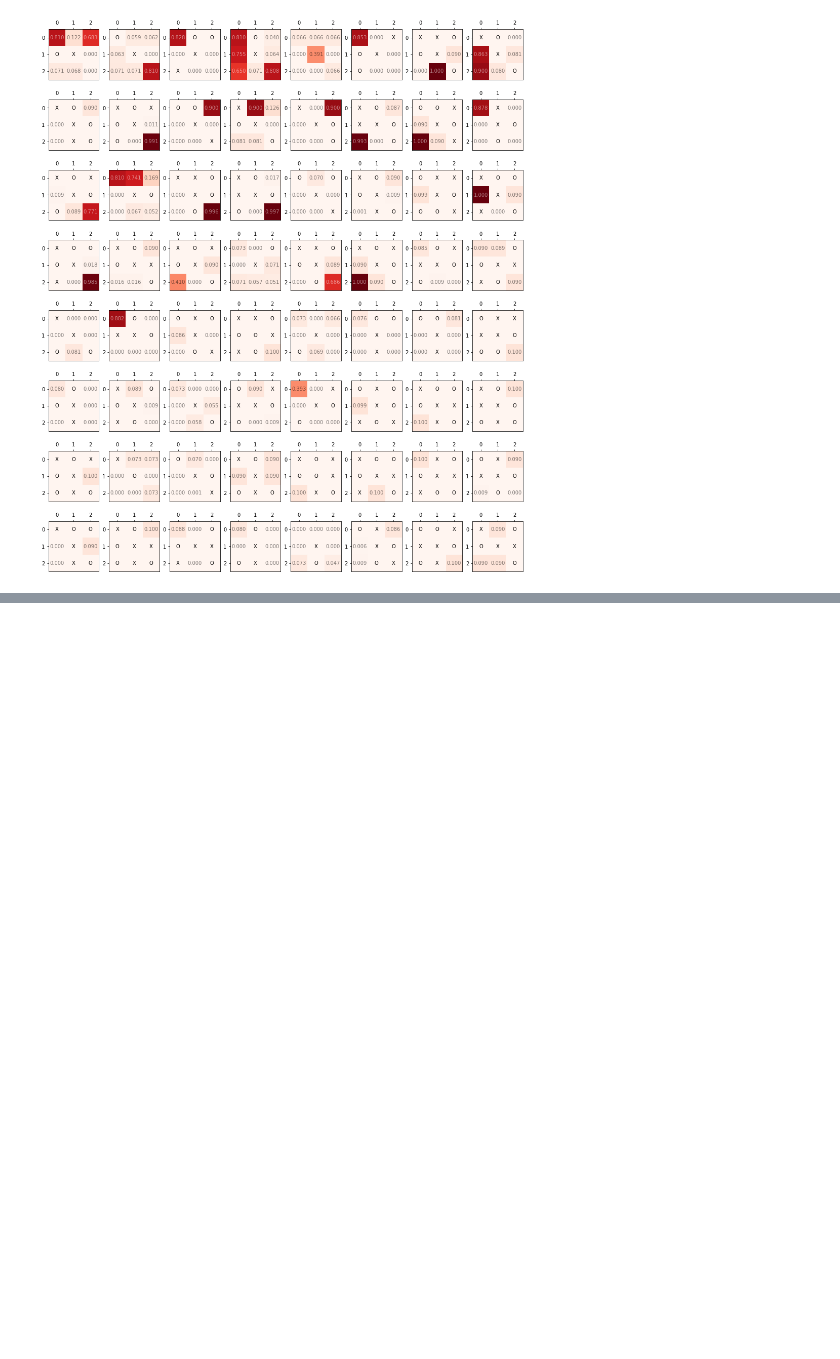
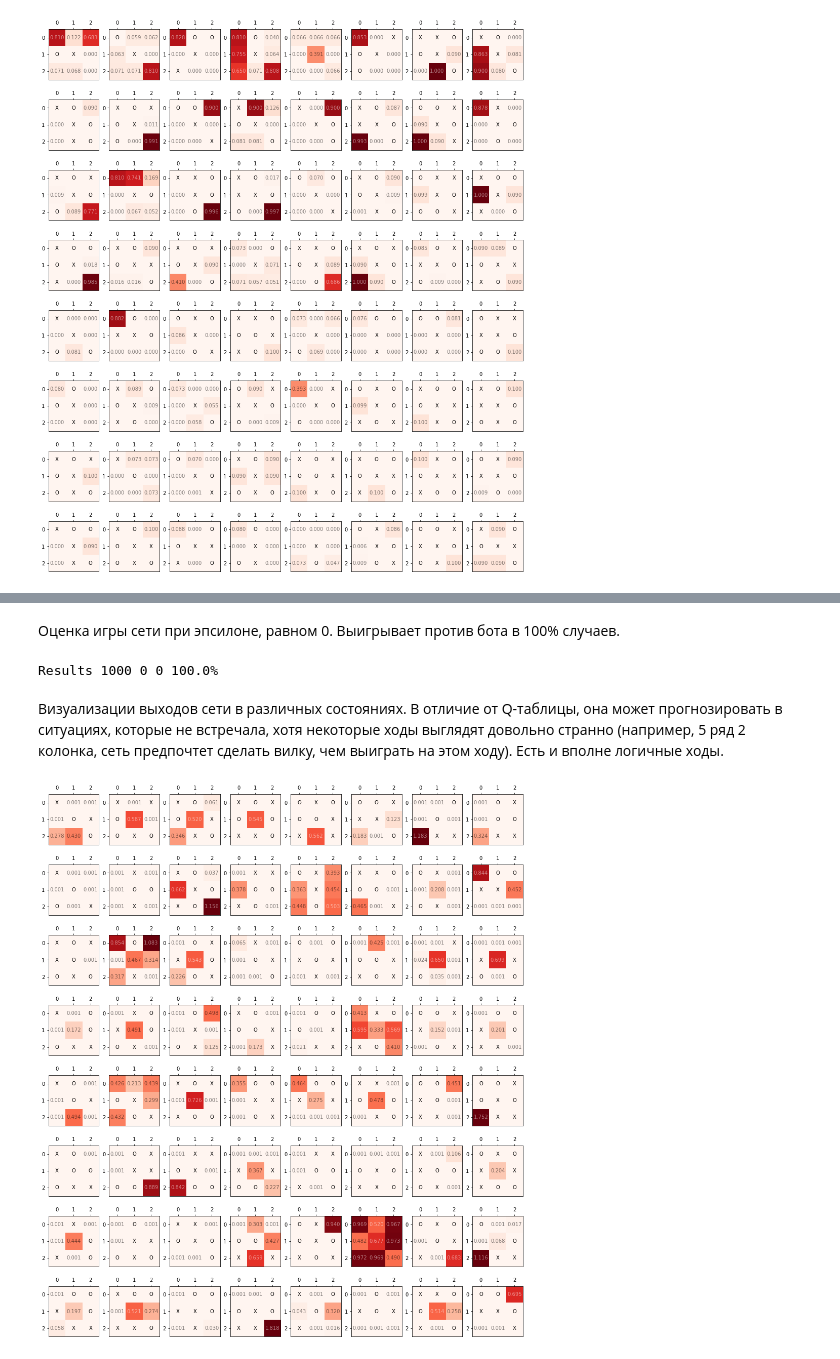
Before and after one commit to AntonP999/Neural_Networks_misc, a Jupyter notebook: TicTacToe.ipynb, the cells around one changed output, grey strips where cells are left out. Saved outputs shown, nothing was run; the diff lists cells and outputs as text; code cells hidden in the pictures; blank space fills up the shorter version.

```diff
--- a/TicTacToe.ipynb
+++ b/TicTacToe.ipynb
@@ -518,20 +520,18 @@ filename = "model_128_256_128_softmax_start_v2_1_{}.pth"
 # %%
 # Горячий старт
 dqn = FullyConnected([param_input_shape, 128, 256, 128, param_n_actions],
-                     flatten=True, dropout=False, activation_fn=nn.LeakyReLU(0.2), last_fn=nn.Softmax(dim=-1), device=device)
+                     flatten=True, dropout=False, activation_fn=nn.LeakyReLU(0.2), last_fn=nn.ReLU(), device=device)
 
-dqn.load_state_dict(torch.load(os.path.join(PATH, load_filename)))
+dqn.load_state_dict(torch.load(os.path.join(PATH, load_filename), map_location=device))
 dqn_opt = optim.Adam(dqn.parameters(), lr=1e-5)
 
 dqn_target = FullyConnected([param_input_shape, 128, 256, 128, param_n_actions],
-                     flatten=True, dropout=False, activation_fn=nn.LeakyReLU(0.2), last_fn=nn.Softmax(dim=-1), device=device)
+                     flatten=True, dropout=False, activation_fn=nn.LeakyReLU(0.2), last_fn=nn.ReLU(), device=device)
 dqn_target.load_state_dict(dqn.state_dict())
 dqn_target.eval()
 
 dqn_train_log = {'DQN': []}
 dqn_test_log = {'DQN': []}
-# %%
-dqn_opt = optim.Adam(dqn.parameters(), lr=1e-6)
 # %%
 replay_memory = []
 # %%
@@ -545,10 +545,11 @@ for epoch in range(param_iterations):
         action = torch.zeros((1, param_n_actions))
         if np.random.rand() < param_epsilon:
             output = torch.rand((1,9))
+            mask = torch.Tensor(g.actions_valid_mask(state_0.squeeze().numpy())).type(torch.uint8).to(device)
+            output[~mask] = 0
         else:
-            output = dqn(state_0.to(device))
-        mask = torch.Tensor(g.actions_valid_mask(state_0.squeeze().numpy())).type(torch.uint8).to(device)
-        output[~mask] = 0
+            mask =  (state_0 == 0).view(1, -1)
+            output = dqn(state_0.to(device), mask)
         action[:, torch.argmax(output)] = 1
         state_1, reward, terminal = g.step(action[0].numpy())
         state_1 = torch.Tensor(state_1).unsqueeze(0).to(device)
@@ -605,7 +606,7 @@ for epoch in range(param_iterations):
             res = torch.cat(tuple([d[2] for d in replay_memory[-1000:] if d[4]]))
             res = torch.sum(res)/len(res)
             wins = len([d[2] for d in replay_memory[-1000:] if d[2]==1])
-            draws = len([d[2] for d in replay_memory[-1000:] if d[2]==0.1])
+            draws = len([d[2] for d in replay_memory[-1000:] if d[2]==0.5])
             losses = len([d[2] for d in replay_memory[-1000:] if (d[2]==0 and d[4])])
             print("Epoch {} loss: {}, reward ratio: {:.3f}, wins: {}, draws: {}, losses {}".format(epoch, loss.item(), res, wins, draws, losses))
             if epoch % 10000 == 0:
@@ -630,0 +632,59 @@ Epoch 24000 loss: 0.007259588688611984, reward ratio: 0.078, wins: 1, draws: 160
+# %% [markdown]
+Оценка игры сети при эпсилоне, равном 0. Выигрывает против бота в 100% случаев.
+# %%
+dqn.eval()
+Xr = 0
+Or = 0
+Dr = 0
+for epoch in range(1000):
+    g = Game()
+    while not g.gb.done:
+        state_0 = torch.Tensor(g.gb.get_state().copy()).unsqueeze(0)
+        action = torch.zeros((1, param_n_actions))
+        mask =  (state_0 == 0).view(1, -1)
+        output = dqn(state_0.to(device), mask)
+        action[:, torch.argmax(output)] = 1
+        state_1, reward, terminal = g.step(action[0].numpy())
+
+    if reward == 1.:
+        Xr += 1
+    elif reward == 0.5:
+        Dr += 1
+    else:
+        Or += 1
+
+print("Results", Xr, Dr, Or, str(100*Xr/(Xr+Dr+Or))+"%")
+# %% [output]
+Results 1000 0 0 100.0%
+# %%
+def plot_dqs(dqn, num=(2,2), p=None):
+    positions = QTable().positions
+    positions_to_plot = np.random.choice(np.arange(positions.shape[0]), size=num, replace=False, p=p)
+    fig, ax = plt.subplots(*num, figsize=(num[1]*2.1,num[0]*2.5))
+    ticks = np.arange(3)
+    for a0, a1 in itertools.product(range(num[0]), range(num[1])):
+        pos = positions[positions_to_plot[a0, a1]]
+        mask =  (torch.Tensor(pos).unsqueeze(0).to(device) == 0).view(1, -1)
+        qs = dqn(torch.Tensor(pos).unsqueeze(0).to(device), mask).detach().numpy().reshape(3, 3)
+        ax[a0][a1].imshow(qs, interpolation="nearest", cmap="Reds", vmin=0, vmax=1)
+        ax[a0][a1].set_xticks(ticks)
+        ax[a0][a1].xaxis.tick_top()
+        ax[a0][a1].set_yticks(ticks)
+        for i, j in itertools.product(range(3), range(3)):
+            if pos[i,j] == 0:
+                ax[a0][a1].text(j, i, "{:.3f}".format(qs[i, j]),
+                         horizontalalignment = "center",
+                         verticalalignment = "center",
+                         color = "white" if qs[i, j] > 0.5 else "black", alpha=0.5)
+            else:
+                ax[a0][a1].text(j, i, "X" if pos[i,j]==1 else "O",
+                         horizontalalignment = "center",
+                         verticalalignment = "center",
+                         color = "white" if qs[i, j] > 0.5 else "black")
+# %% [markdown]
+Визуализации выходов сети в различных состояниях. В отличие от Q-таблицы, она может прогнозировать в ситуациях, которые не встречала, хотя некоторые ходы выглядят довольно странно (например, 5 ряд 2 колонка, сеть предпочтет сделать вилку, чем выиграть на этом ходу). Есть и вполне логичные ходы.
+# %%
+dqn.eval()
+plot_dqs(dqn, num=(8,8))
+# %% [output]
+[figure, added]
```
Also changed, not shown: parts of 8 cells of this notebook.
